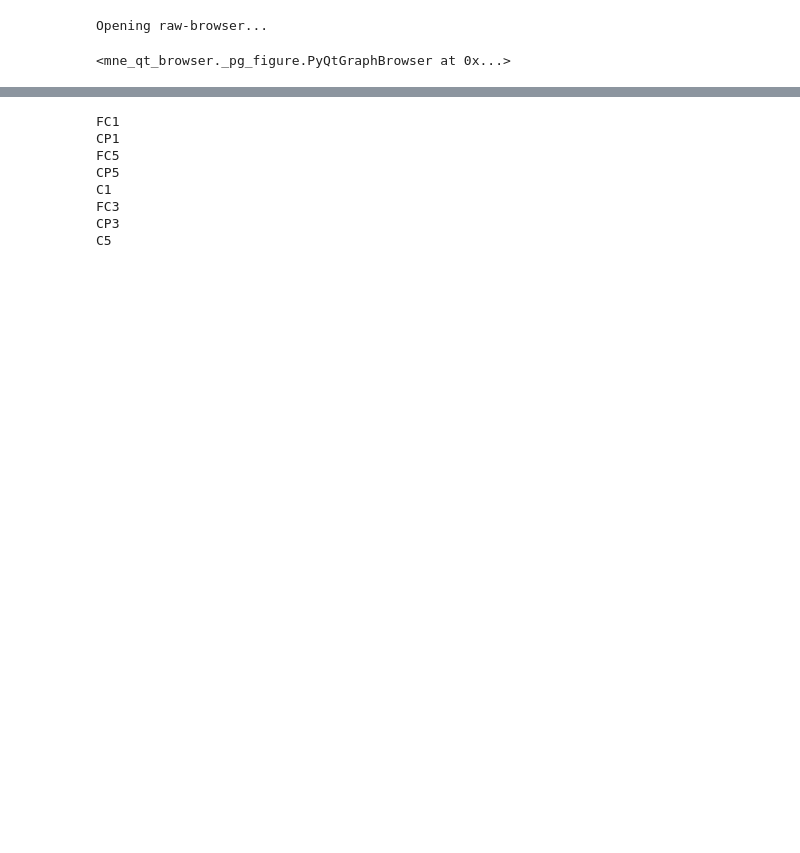
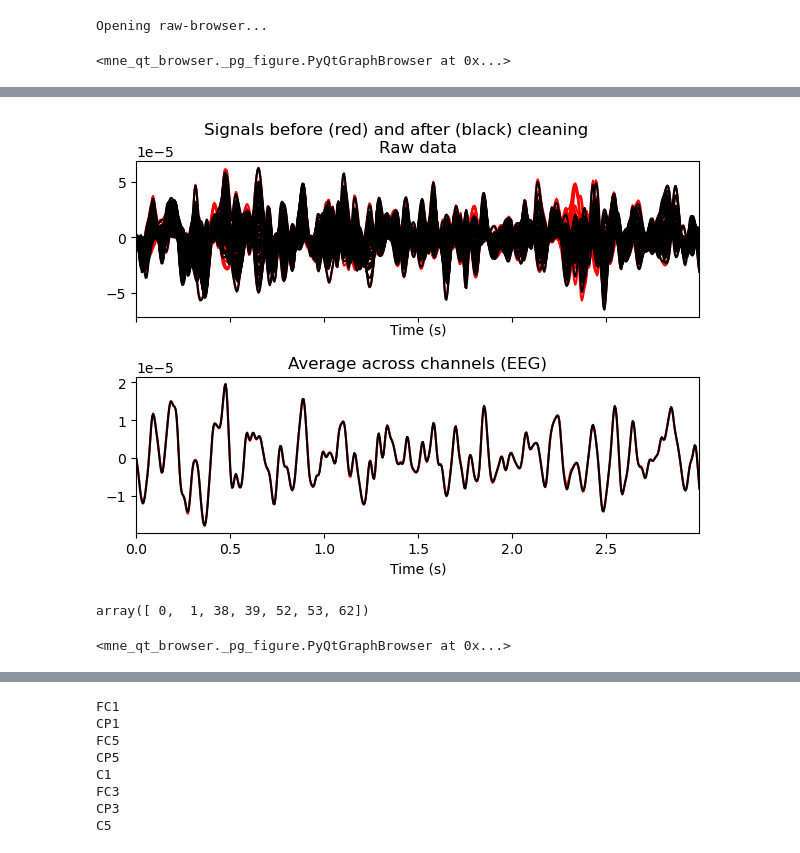
Before and after one commit to mrpotato180/final_project_neuroim, a Jupyter notebook: EEG_analysis_04_05.ipynb, the cells around one changed output, grey strips where cells are left out. Drawn from its saved outputs; the diff is of its cells as text; code cells hidden in the pictures; blank space fills up the shorter version.

```diff
--- a/EEG_analysis_04_05.ipynb
+++ b/EEG_analysis_04_05.ipynb
@@ -231,0 +141,10 @@ RuntimeError: No EOG channel(s) found
+# %%
+ica.plot_overlay(data_filt, exclude=[8,16])
+# %% [output]
+[figure, added]
+# %%
+# pick some channels that clearly show heartbeats and blinks
+artifact_picks = mne.pick_channels(data_filt.ch_names, include=['Fp1','Fp2','AF3', 'AF4','AF7','AF8','Fpz'])
+artifact_picks
+# %% [output]
+array([ 0,  1, 38, 39, 52, 53, 62])
@@ -231,0 +153,7 @@ RuntimeError: No EOG channel(s) found
+# %%
+reconst = data_filt.copy()
+ica.apply(reconst)
+data_filt.plot()
+reconst.plot()
+# %% [output]
+<mne_qt_browser._pg_figure.PyQtGraphBrowser at 0x...>
```
Also changed, not shown: parts of 49 cells of this notebook.
